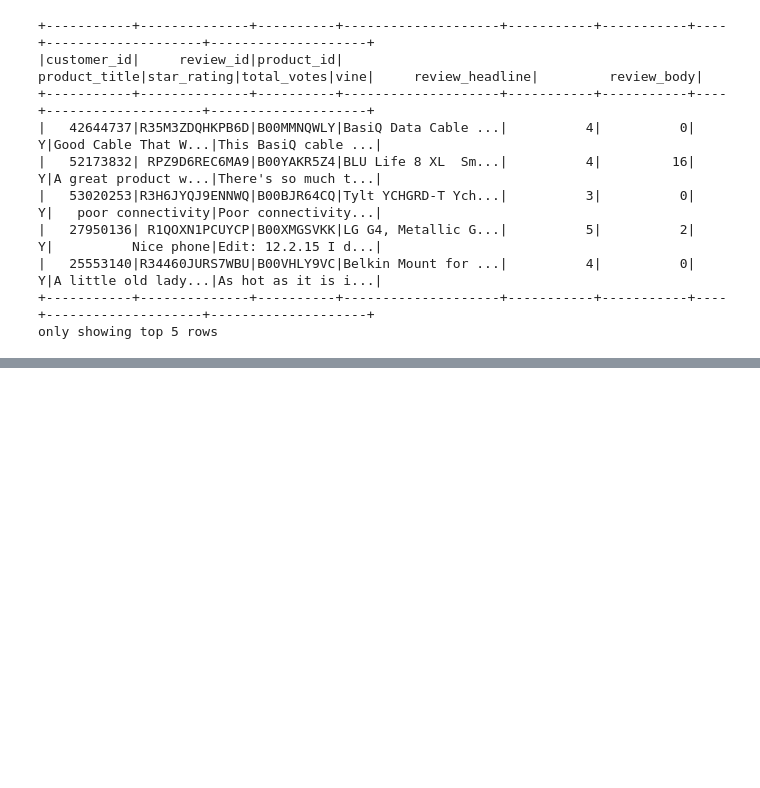
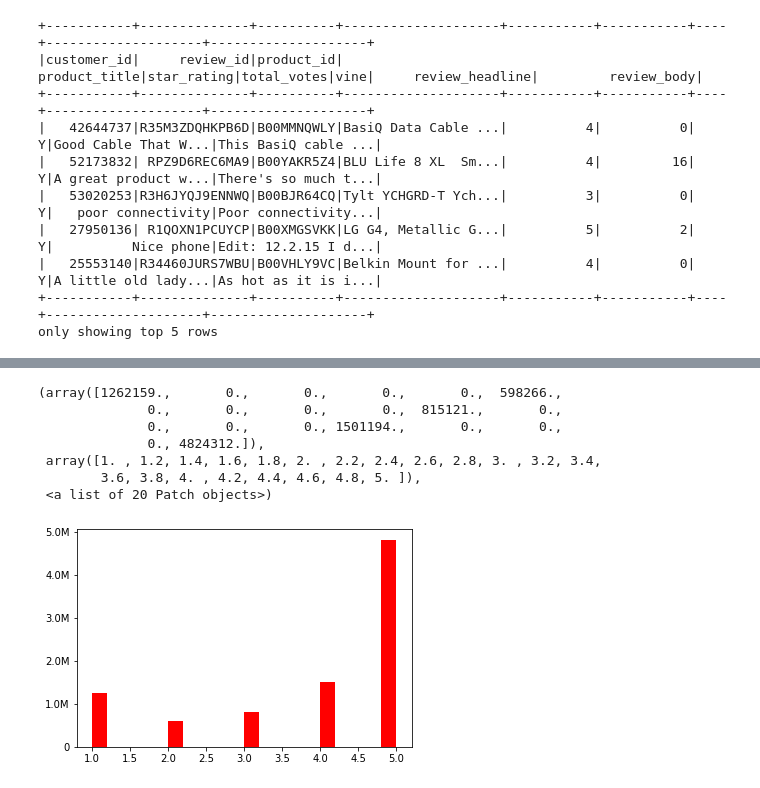
Before and after one commit to RodGuarneros/BigData_with_Alexa, a Jupyter notebook: Amazon_Vine_Opinions.ipynb, the cells around one changed output, grey strips where cells are left out. Cells and saved outputs as stored; diff of their text form; code cells hidden in the pictures; blank space fills up the shorter version.

```diff
--- a/Amazon_Vine_Opinions.ipynb
+++ b/Amazon_Vine_Opinions.ipynb
@@ -321,0 +339,14 @@ only showing top 5 rows
+# %%
+from pyspark_dist_explore import hist
+import matplotlib.pyplot as plt
+fig, ax = plt.subplots()
+hist(ax, df_wireless2.select('star_rating'), bins = 20, color=['red'])
+# %% [output]
+(array([1262159.,       0.,       0.,       0.,       0.,  598266.,
+              0.,       0.,       0.,       0.,  815121.,       0.,
+              0.,       0.,       0., 1501194.,       0.,       0.,
+              0., 4824312.]),
+ array([1. , 1.2, 1.4, 1.6, 1.8, 2. , 2.2, 2.4, 2.6, 2.8, 3. , 3.2, 3.4,
+        3.6, 3.8, 4. , 4.2, 4.4, 4.6, 4.8, 5. ]),
+ <a list of 20 Patch objects>)
+[figure, added]
```
Also changed, not shown: parts of 19 cells of this notebook.
